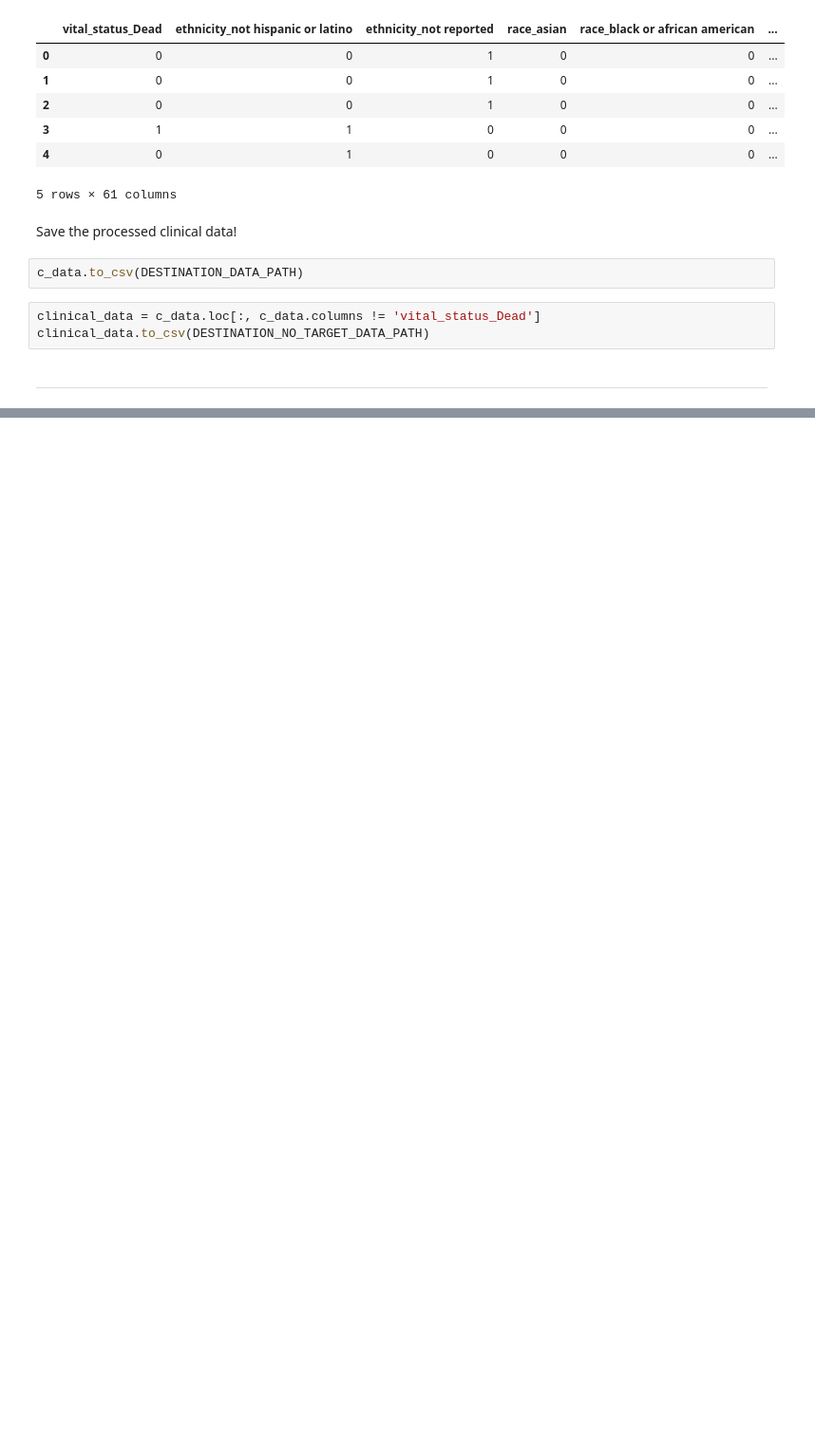
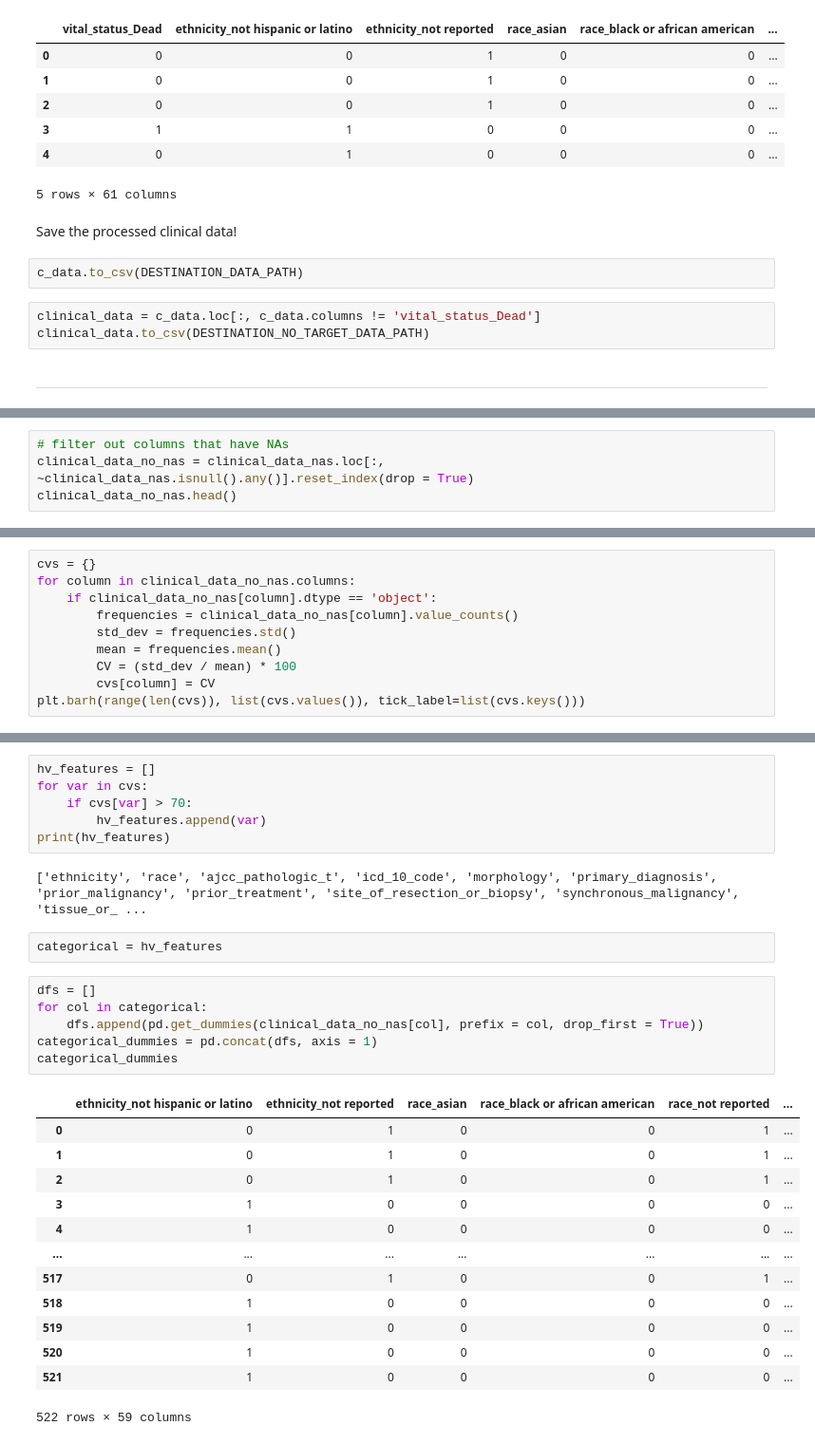
Before and after one commit to akira-nair/multiomic-model-tcga, a Jupyter notebook: preprocessing/preprocess_clinical/create_clinical_dataset.ipynb, the cells around one changed output, grey strips where cells are left out. Shown: that part at 95% size. Drawn from its saved outputs; the diff is of its cells as text; blank space fills up the shorter version.

```diff
--- a/preprocessing/preprocess_clinical/create_clinical_dataset.ipynb
+++ b/preprocessing/preprocess_clinical/create_clinical_dataset.ipynb
@@ -133,0 +342,4 @@ clinical_data.to_csv(DESTINATION_NO_TARGET_DATA_PATH)
+# %%
+# filter out columns that have NAs
+clinical_data_no_nas = clinical_data_nas.loc[:, ~clinical_data_nas.isnull().any()].reset_index(drop = True)
+clinical_data_no_nas.head()
@@ -133,0 +354,10 @@ clinical_data.to_csv(DESTINATION_NO_TARGET_DATA_PATH)
+# %%
+cvs = {}
+for column in clinical_data_no_nas.columns:
+    if clinical_data_no_nas[column].dtype == 'object':
+        frequencies = clinical_data_no_nas[column].value_counts()
+        std_dev = frequencies.std()
+        mean = frequencies.mean()
+        CV = (std_dev / mean) * 100
+        cvs[column] = CV
+plt.barh(range(len(cvs)), list(cvs.values()), tick_label=list(cvs.keys()))
@@ -133,0 +367,30 @@ clinical_data.to_csv(DESTINATION_NO_TARGET_DATA_PATH)
+# %%
+hv_features = []
+for var in cvs:
+    if cvs[var] > 70:
+        hv_features.append(var)
+print(hv_features)
+# %% [output]
+['ethnicity', 'race', 'ajcc_pathologic_t', 'icd_10_code', 'morphology', 'primary_diagnosis', 'prior_malignancy', 'prior_treatment', 'site_of_resection_or_biopsy', 'synchronous_malignancy', 'tissue_or_ ...
+# %%
+categorical = hv_features
+# %%
+dfs = []
+for col in categorical:
+    dfs.append(pd.get_dummies(clinical_data_no_nas[col], prefix = col, drop_first = True))
+categorical_dummies = pd.concat(dfs, axis = 1)
+categorical_dummies
+# %% [output]
+|  | ethnicity_not hispanic or latino | ethnicity_not reported | race_asian | race_black or african american | race_not reported | ... |
+| 0 | 0 | 1 | 0 | 0 | 1 | ... |
+| 1 | 0 | 1 | 0 | 0 | 1 | ... |
+| 2 | 0 | 1 | 0 | 0 | 1 | ... |
+| 3 | 1 | 0 | 0 | 0 | 0 | ... |
+| 4 | 1 | 0 | 0 | 0 | 0 | ... |
+| ... | ... | ... | ... | ... | ... | ... |
+| 517 | 0 | 1 | 0 | 0 | 1 | ... |
+| 518 | 1 | 0 | 0 | 0 | 0 | ... |
+| 519 | 1 | 0 | 0 | 0 | 0 | ... |
+| 520 | 1 | 0 | 0 | 0 | 0 | ... |
+| 521 | 1 | 0 | 0 | 0 | 0 | ... |
+522 rows × 59 columns
```
Also changed, not shown: parts of 29 cells of this notebook, 8 other files.
